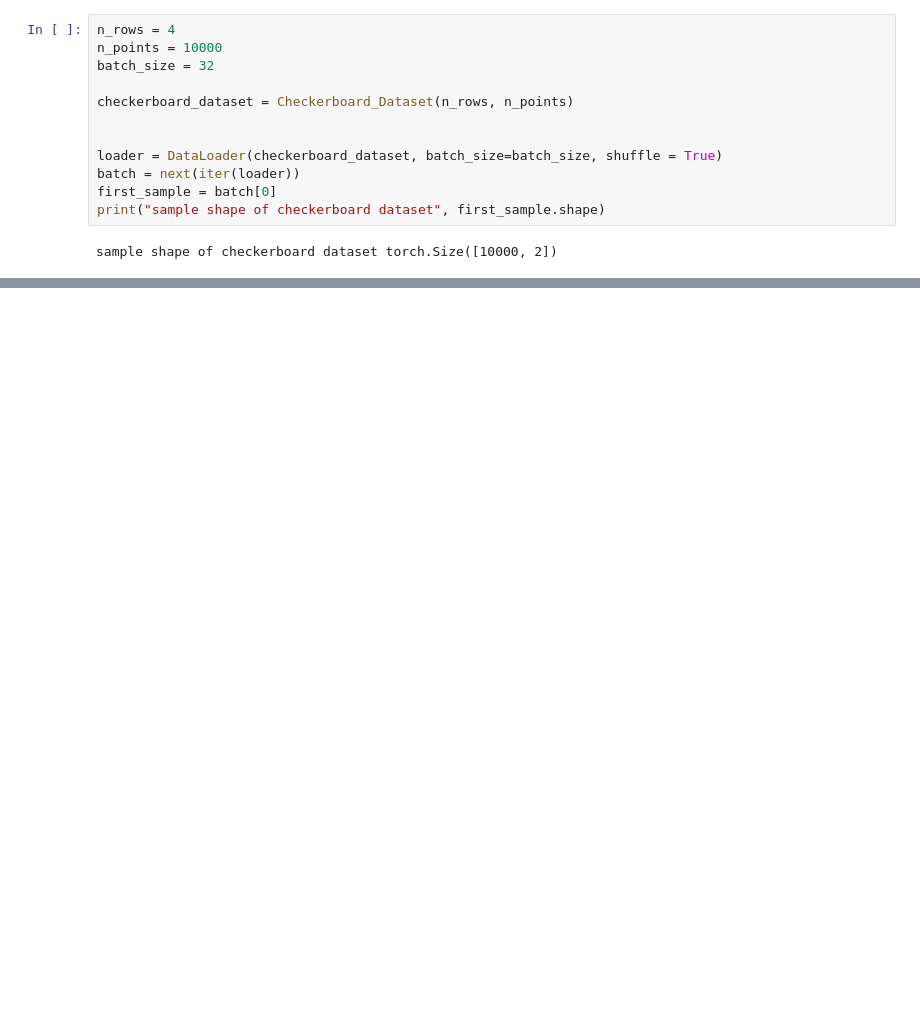
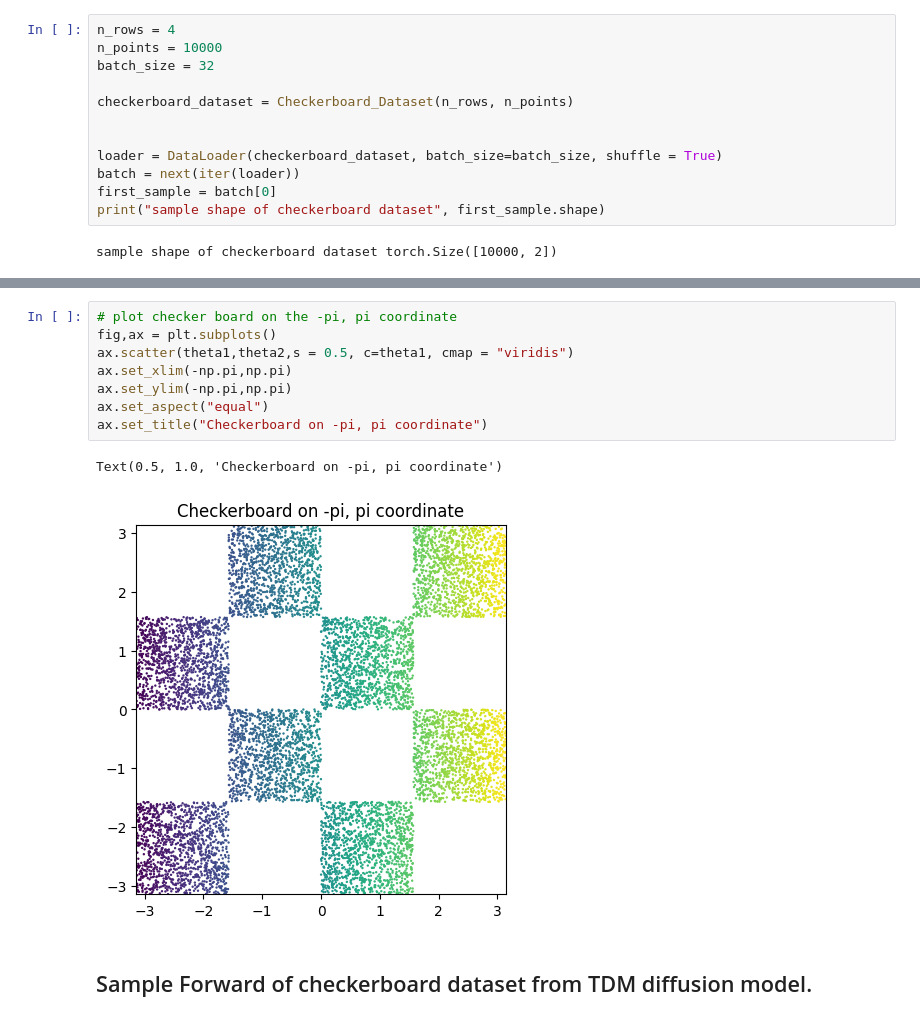
Before and after one commit to MateosCz/diffusion-playground, a Jupyter notebook: checkerboard_analysis.ipynb, the cells around one changed output, grey strips where cells are left out. Drawn from its saved outputs; the diff is of its cells as text; blank space fills up the shorter version.

```diff
--- a/checkerboard_analysis.ipynb
+++ b/checkerboard_analysis.ipynb
@@ -50,0 +65,13 @@ torch.Size([10000, 2, 2])
+# %%
+# plot checker board on the -pi, pi coordinate
+fig,ax = plt.subplots()
+ax.scatter(theta1,theta2,s = 0.5, c=theta1, cmap = "viridis")
+ax.set_xlim(-np.pi,np.pi)
+ax.set_ylim(-np.pi,np.pi)
+ax.set_aspect("equal")
+ax.set_title("Checkerboard on -pi, pi coordinate")
+# %% [output]
+Text(0.5, 1.0, 'Checkerboard on -pi, pi coordinate')
+[figure, added]
+# %% [markdown]
+## Sample Forward of checkerboard dataset from TDM diffusion model.
```
Also changed, not shown: parts of 7 cells of this notebook.
